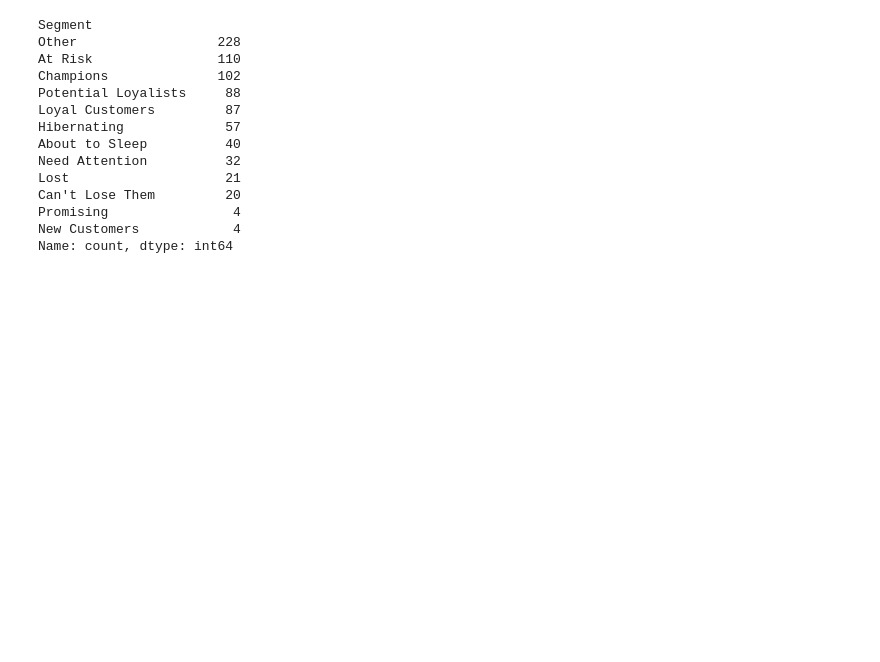
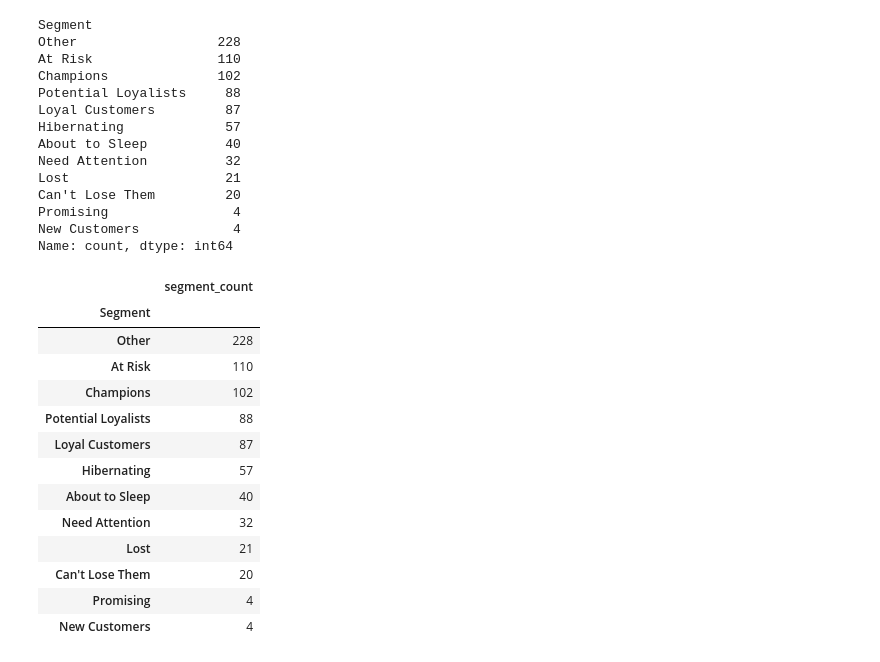
Before and after one commit to Reyal335/Superstore-Sales-Dashboard, a Jupyter notebook: notebooks/Z0_RFM_analysis.ipynb, the cells around one changed output. Cells and saved outputs as stored; diff of their text form; code cells hidden in the pictures; blank space fills up the shorter version.

```diff
--- a/notebooks/Z0_RFM_analysis.ipynb
+++ b/notebooks/Z0_RFM_analysis.ipynb
@@ -260,6 +259,25 @@ Can't Lose Them         20
 Promising                4
 New Customers            4
 Name: count, dtype: int64
+# %%
+segment_sumamry = customer_rfm["Segment"].value_counts().to_frame(name="segment_count")
+
+segment_sumamry
+# %% [output]
+|  | segment_count |
+| Segment |  |
+| Other | 228 |
+| At Risk | 110 |
+| Champions | 102 |
+| Potential Loyalists | 88 |
+| Loyal Customers | 87 |
+| Hibernating | 57 |
+| About to Sleep | 40 |
+| Need Attention | 32 |
+| Lost | 21 |
+| Can't Lose Them | 20 |
+| Promising | 4 |
+| New Customers | 4 |
 # %%
 plt.figure(figsize=(12, 9))
 
```
Also changed, not shown: parts of 2 cells of this notebook.
